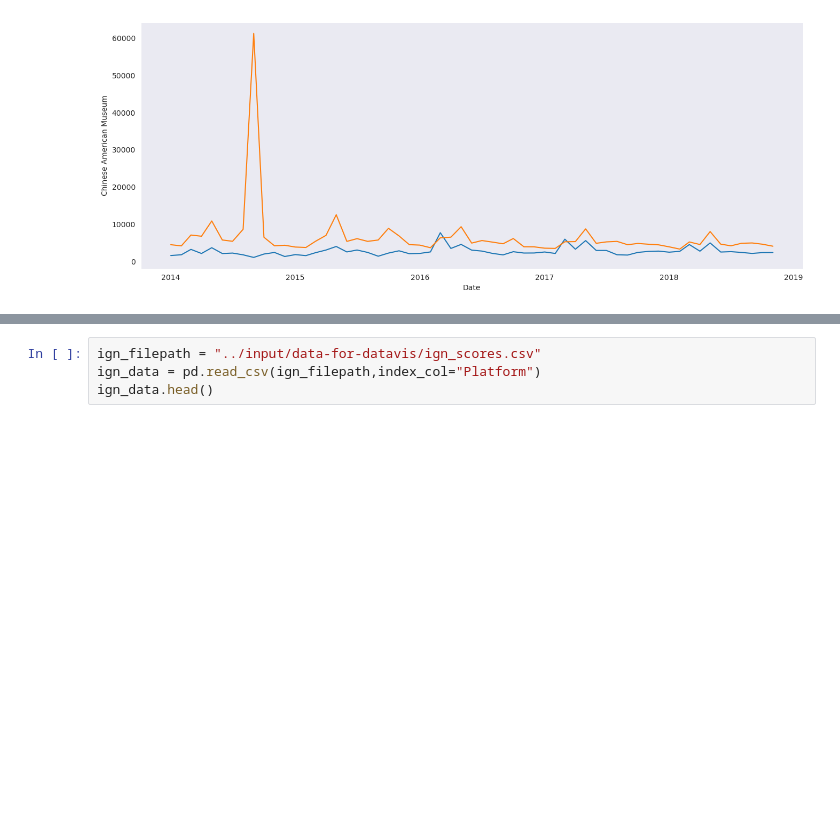
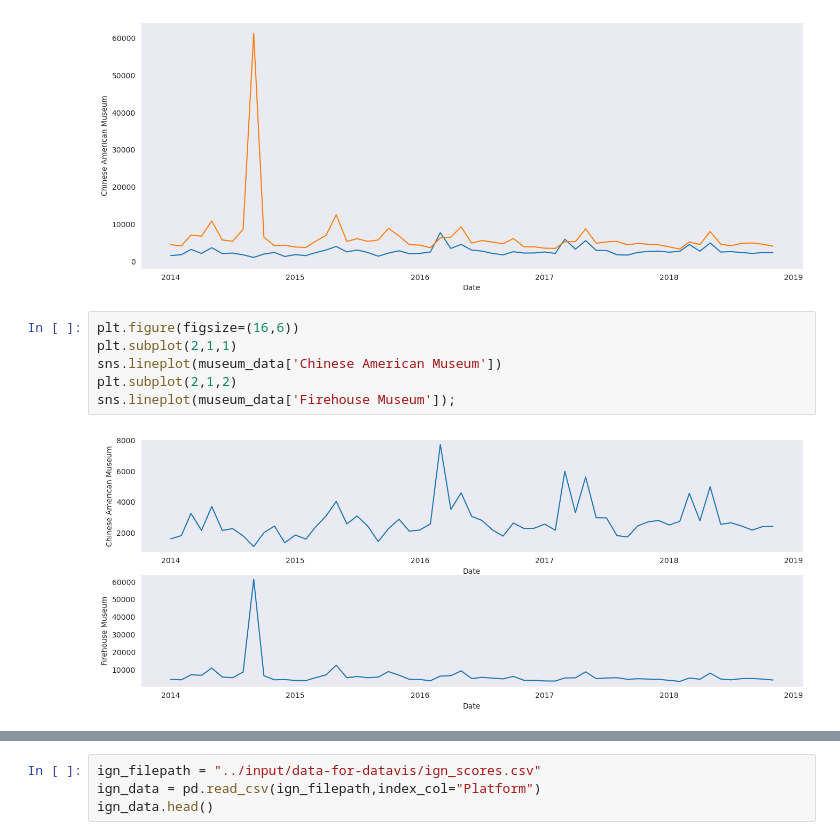
Before and after one commit to IqmanS/Machine-Learning-Notebooks, a Jupyter notebook: seaborn_notebook/seaborn-notebook.ipynb, the cells around one changed output, grey strips where cells are left out. Saved outputs shown, nothing was run; the diff lists cells and outputs as text; blank space fills up the shorter version.

```diff
--- a/seaborn_notebook/seaborn-notebook.ipynb
+++ b/seaborn_notebook/seaborn-notebook.ipynb
@@ -64,3 +73,11 @@ sns.lineplot(museum_data['Chinese American Museum'])
 sns.lineplot(museum_data['Firehouse Museum']);
 # %% [output]
 [figure]
+# %%
+plt.figure(figsize=(16,6))
+plt.subplot(2,1,1)
+sns.lineplot(museum_data['Chinese American Museum'])
+plt.subplot(2,1,2)
+sns.lineplot(museum_data['Firehouse Museum']);
+# %% [output]
+[figure, added]
```
Also changed, not shown: parts of 10 cells of this notebook.
